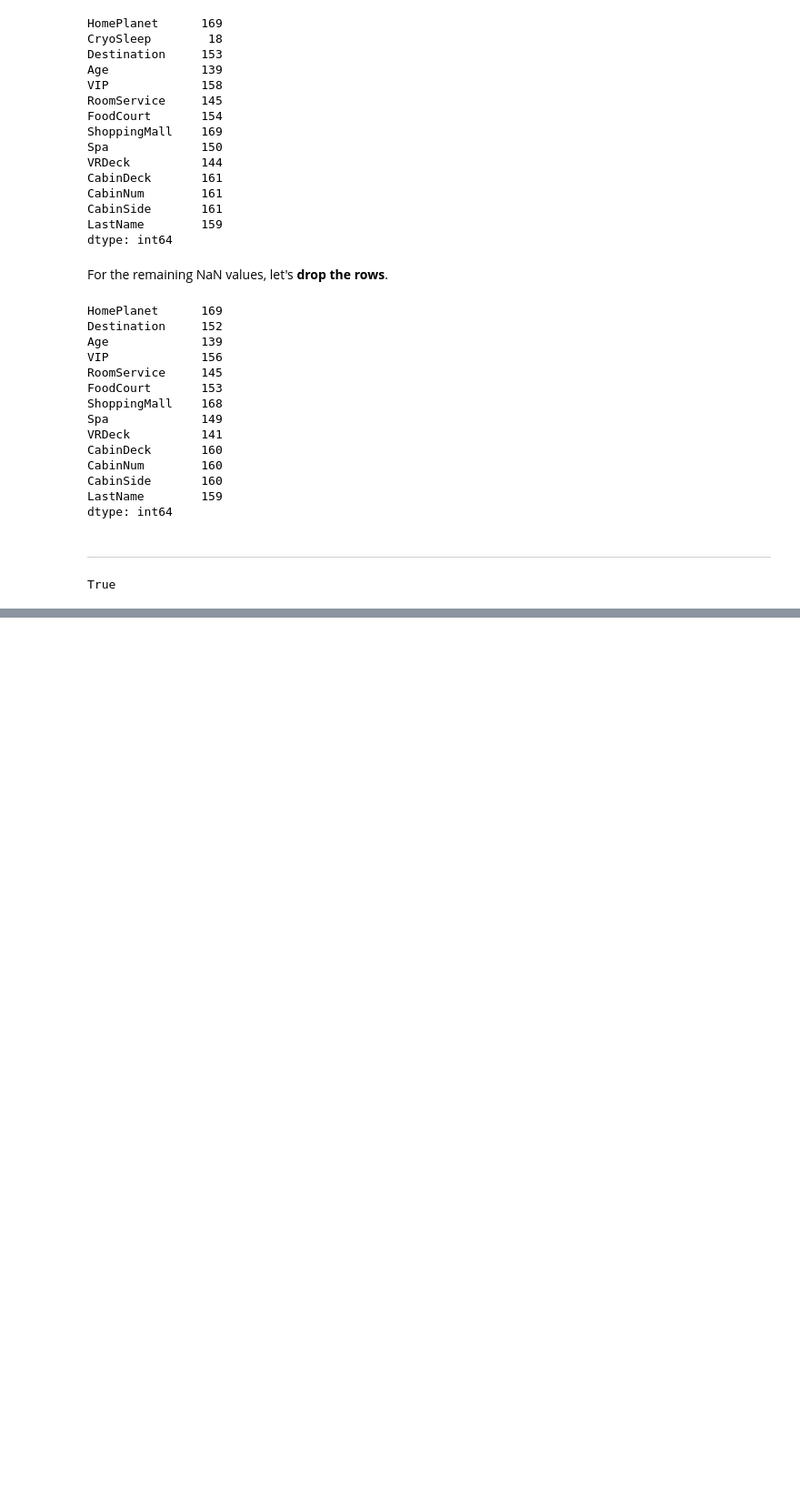
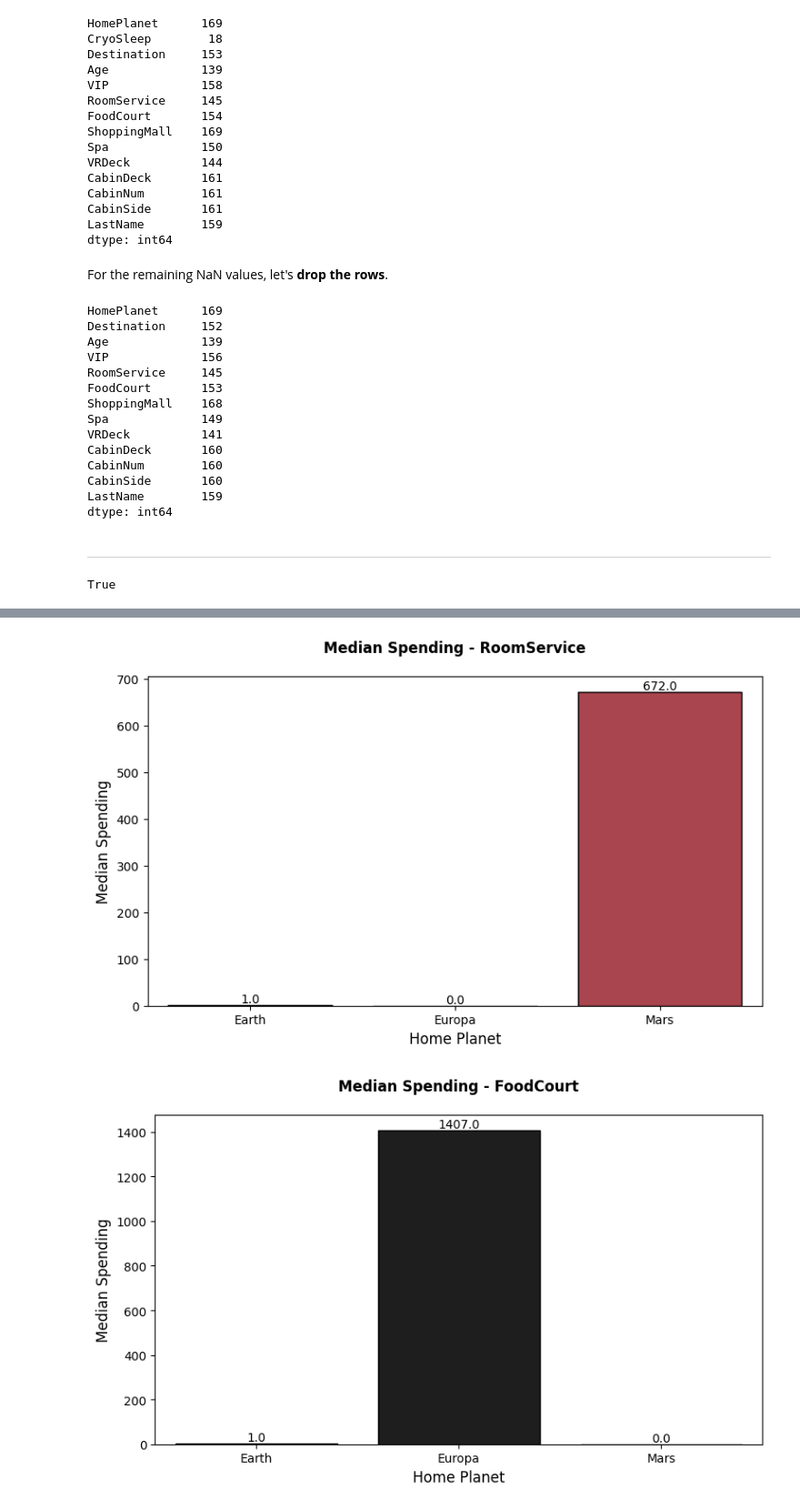
Before and after one commit to mhenriqueof/nn-classification-spaceship-titanic, a Jupyter notebook: notebooks/01_preprocessing.ipynb, the cells around one changed output, grey strips where cells are left out. Shown at 91% size. Cells and saved outputs as stored; diff of their text form; code cells hidden in the pictures; blank space fills up the shorter version.

Commit message:
Add handle Amenities

```diff
--- a/notebooks/01_preprocessing.ipynb
+++ b/notebooks/01_preprocessing.ipynb
@@ -520,0 +528,8 @@ True
+# %%
+amenities = ['RoomService', 'FoodCourt', 'ShoppingMall', 'Spa', 'VRDeck']
+home_planets = ['Earth', 'Europa', 'Mars']
+for amenity in amenities:
+    for home_planet in home_planets:
+        print(f"Planet {home_planet} - {amenity} mean: ",
+              df.query(f"HomePlanet == '{home_planet}' and CryoSleep == False")[amenity].median())
+    print()
@@ -520,0 +556,40 @@ True
+# %%
+# Loop to create one plot per service
+for amenity in amenities:
+    # Data: median spending per planet
+    data = df.query("CryoSleep == False").groupby('HomePlanet')[amenity].median().reset_index()
+
+    # Set up individual figure
+    plt.figure(figsize=(8, 5))  # Size of each plot
+
+    # Bar plot
+    ax = sns.barplot(
+        data=data,
+        x='HomePlanet',
+        y=amenity,
+        hue='HomePlanet',
+        palette="icefire",
+        edgecolor='black',
+        legend=False
+    )
+
+    # Titles and labels
+    plt.title(f'Median Spending - {amenity}', fontweight='bold', pad=20)
+    plt.xlabel('Home Planet', fontsize=12)
+    plt.ylabel('Median Spending', fontsize=12)
+
+    # Add values on top of bars
+    for p in ax.patches:
+        ax.annotate(
+            f"{p.get_height():.1f}",
+            (p.get_x() + p.get_width() / 2, p.get_height()),
+            ha='center', va='bottom',
+            fontsize=10,
+            color='black'
+        )
+
+    plt.tight_layout()  # Better spacing
+    plt.show()  # Show current plot
+# %% [output]
+[figure, added]
+[figure, added]
```
Also changed, not shown: parts of 11 cells of this notebook.
